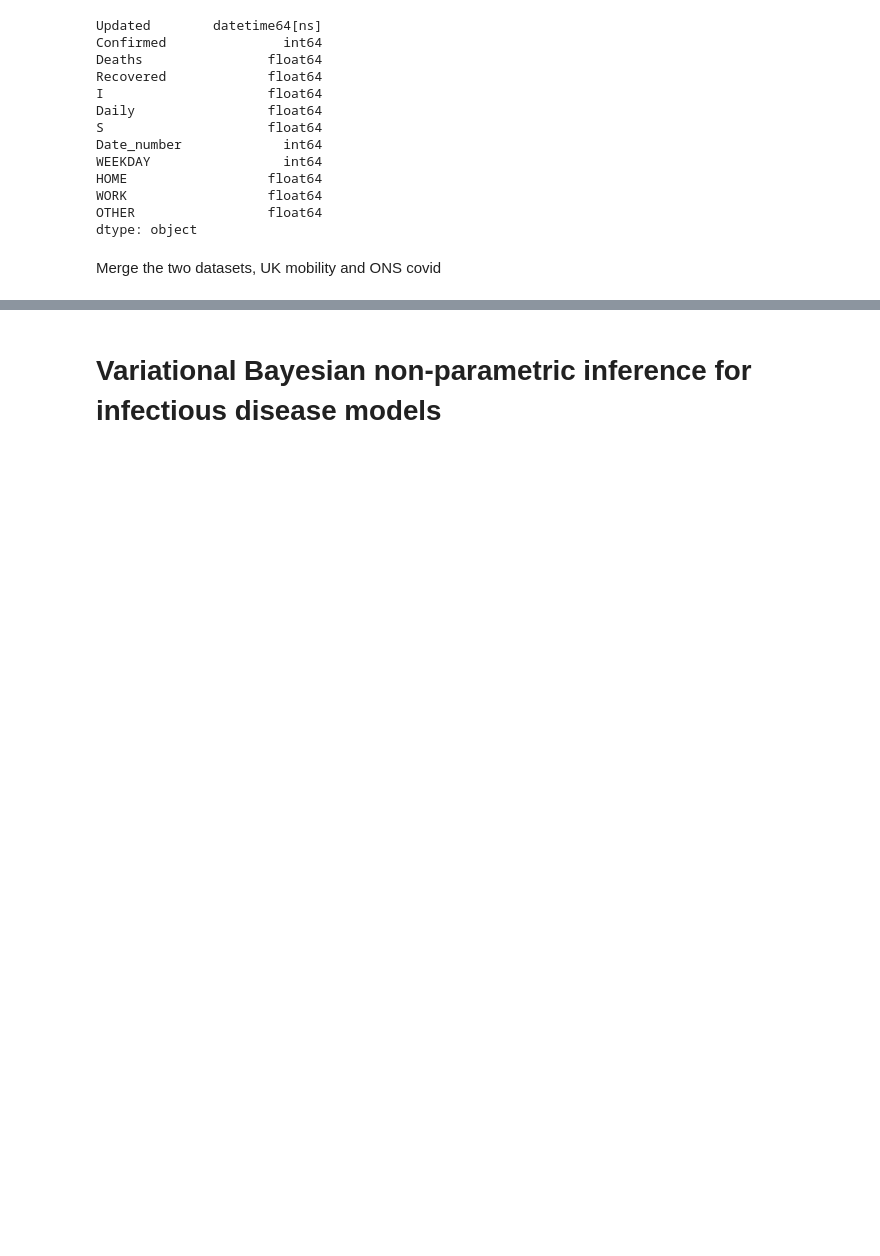
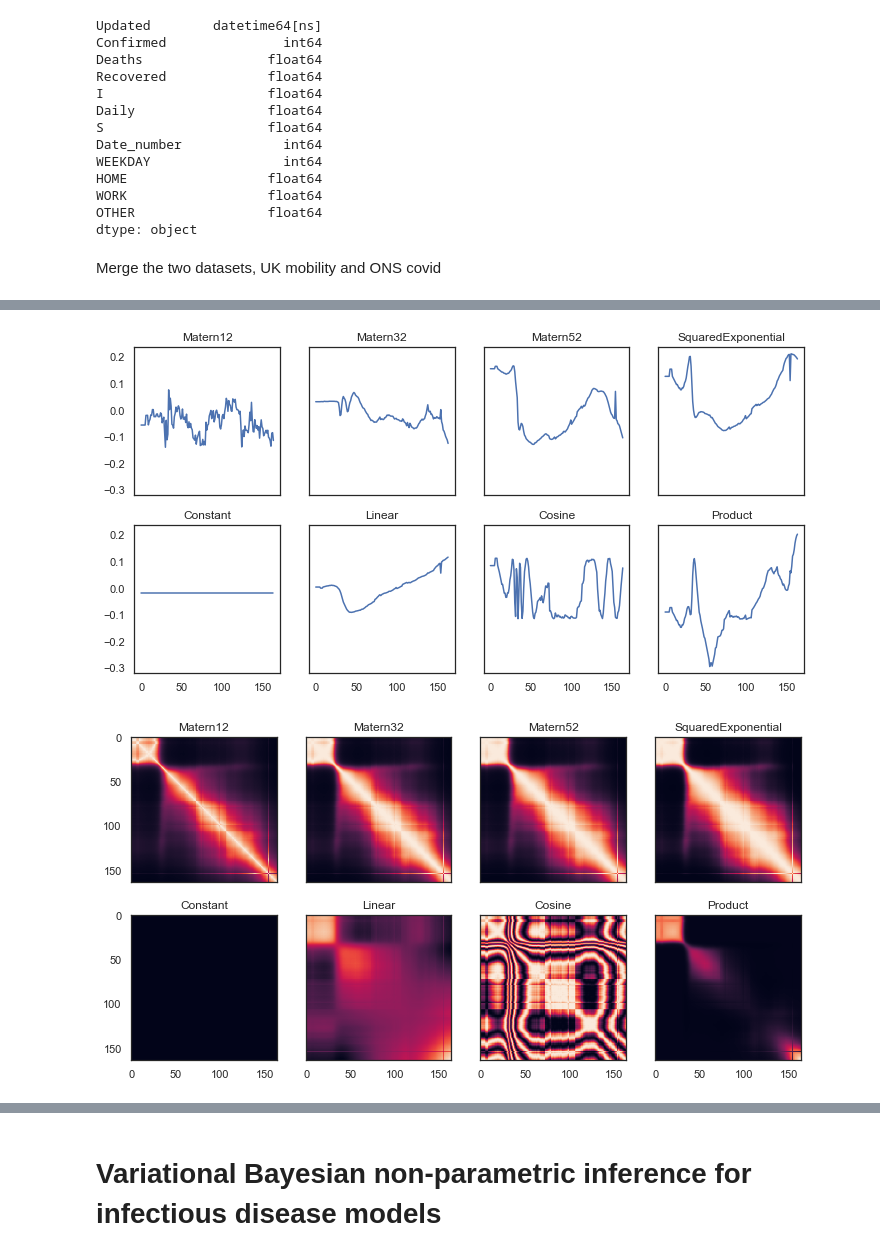
Before and after one commit to epidemic-research-team/compartmental-epidemic-model, a Jupyter notebook: GP for COVID.ipynb, the cells around one changed output, grey strips where cells are left out. Saved outputs shown, nothing was run; the diff lists cells and outputs as text; code cells hidden in the pictures; blank space fills up the shorter version.

```diff
--- a/GP for COVID.ipynb
+++ b/GP for COVID.ipynb
@@ -212,0 +348,25 @@ C.fillna(0, inplace=True)
+# %%
+np.random.seed(1234)
+f, axes = plt.subplots(2, 4, figsize=(12, 6), sharex=True, sharey=True)
+plotkernels(gpflow.kernels.Matern12(), final_data_us[["SI", "HOME"]], ma=True, ax=axes[0, 0])
+plotkernels(gpflow.kernels.Matern32(), final_data_us[["SI", "HOME"]], ma=True, ax=axes[0, 1])
+plotkernels(gpflow.kernels.Matern52(), final_data_us[["SI", "HOME"]], ma=True, ax=axes[0, 2])
+plotkernels(gpflow.kernels.RBF(), final_data_us[["SI", "HOME"]], ma=True, ax=axes[0, 3])
+plotkernels(gpflow.kernels.Constant(), final_data_us[["SI", "HOME"]], ma=True, ax=axes[1, 0])
+plotkernels(gpflow.kernels.Linear(), final_data_us[["SI", "HOME"]], ma=True, ax=axes[1, 1])
+plotkernels(gpflow.kernels.Cosine(), final_data_us[["SI", "HOME"]], ma=True, ax=axes[1, 2])
+plotkernels(k, final_data_us[["SI", "HOME"]], ma=True, ax=axes[1, 3])
+
+np.random.seed(1234)
+f, axes = plt.subplots(2, 4, figsize=(12, 6), sharex=True, sharey=True)
+plotkernels(gpflow.kernels.Matern12(), final_data_us[["SI", "HOME"]], ma=True, ax=axes[0, 0], cov=True)
+plotkernels(gpflow.kernels.Matern32(), final_data_us[["SI", "HOME"]], ma=True, ax=axes[0, 1], cov=True)
+plotkernels(gpflow.kernels.Matern52(), final_data_us[["SI", "HOME"]], ma=True, ax=axes[0, 2], cov=True)
+plotkernels(gpflow.kernels.RBF(), final_data_us[["SI", "HOME"]], ma=True, ax=axes[0, 3], cov=True)
+plotkernels(gpflow.kernels.Constant(), final_data_us[["SI", "HOME"]], ma=True, ax=axes[1, 0], cov=True)
+plotkernels(gpflow.kernels.Linear(), final_data_us[["SI", "HOME"]], ma=True, ax=axes[1, 1], cov=True)
+plotkernels(gpflow.kernels.Cosine(), final_data_us[["SI", "HOME"]], ma=True, ax=axes[1, 2], cov=True)
+plotkernels(k, final_data_us[["SI", "HOME"]], ma=True, ax=axes[1, 3], cov=True)
+# %% [output]
+[figure, added]
+[figure, added]
```
Also changed, not shown: parts of 29 cells of this notebook, 2 other files.
